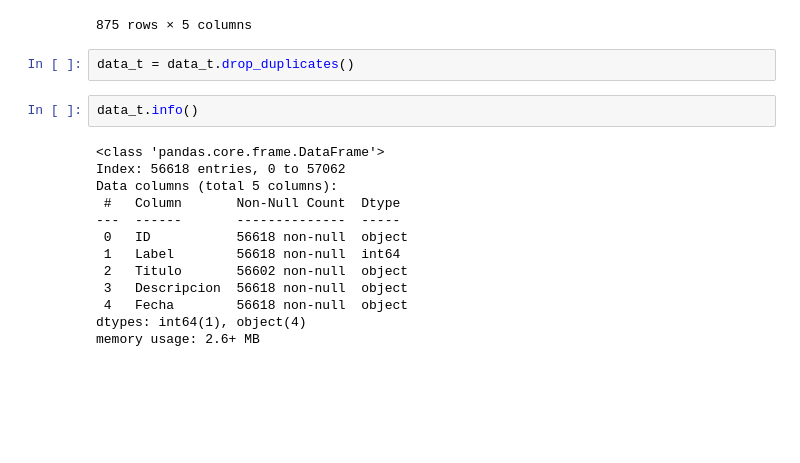
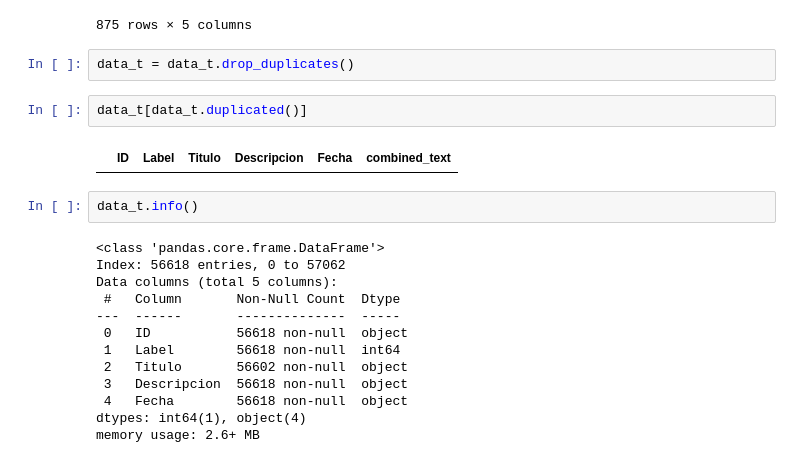
Before and after one commit to JairoFierro/Proy1, a Jupyter notebook: proyecto1.ipynb, the cells around one changed output. Drawn from its saved outputs; the diff is of its cells as text; blank space fills up the shorter version.

```diff
--- a/proyecto1.ipynb
+++ b/proyecto1.ipynb
@@ -123,6 +123,10 @@ data_t[data_t.duplicated(keep=False)]
 875 rows × 5 columns
 # %%
 data_t = data_t.drop_duplicates()
+# %%
+data_t[data_t.duplicated()]
+# %% [output]
+|  | ID | Label | Titulo | Descripcion | Fecha | combined_text |
 # %%
 data_t.info()
 # %% [output]
```
Also changed, not shown: parts of 1 cell of this notebook.
